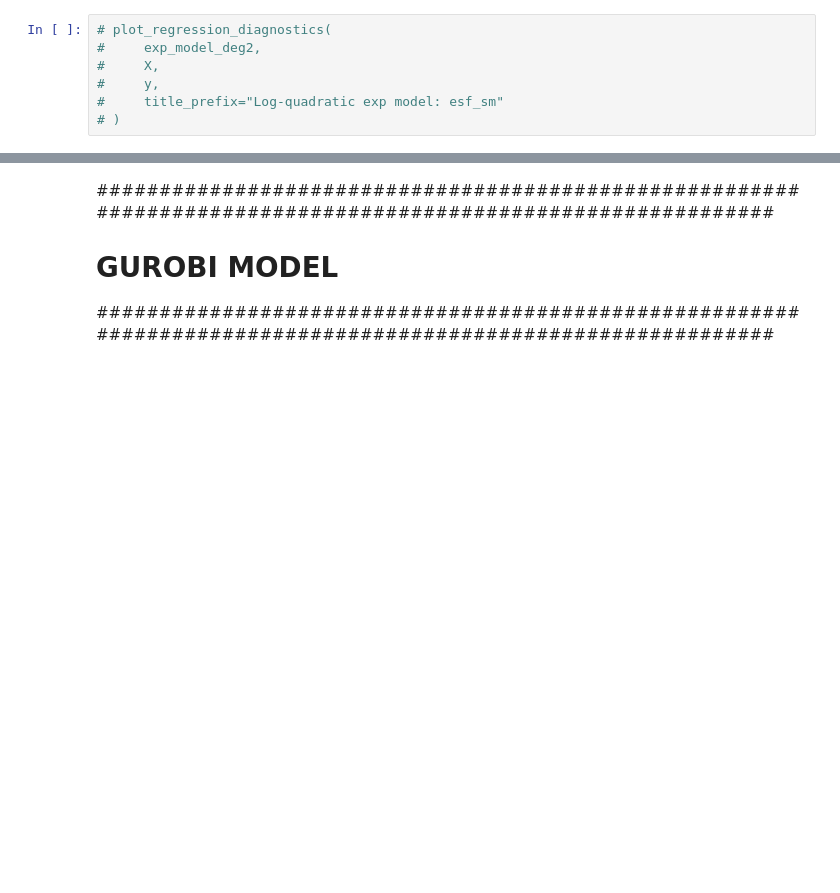
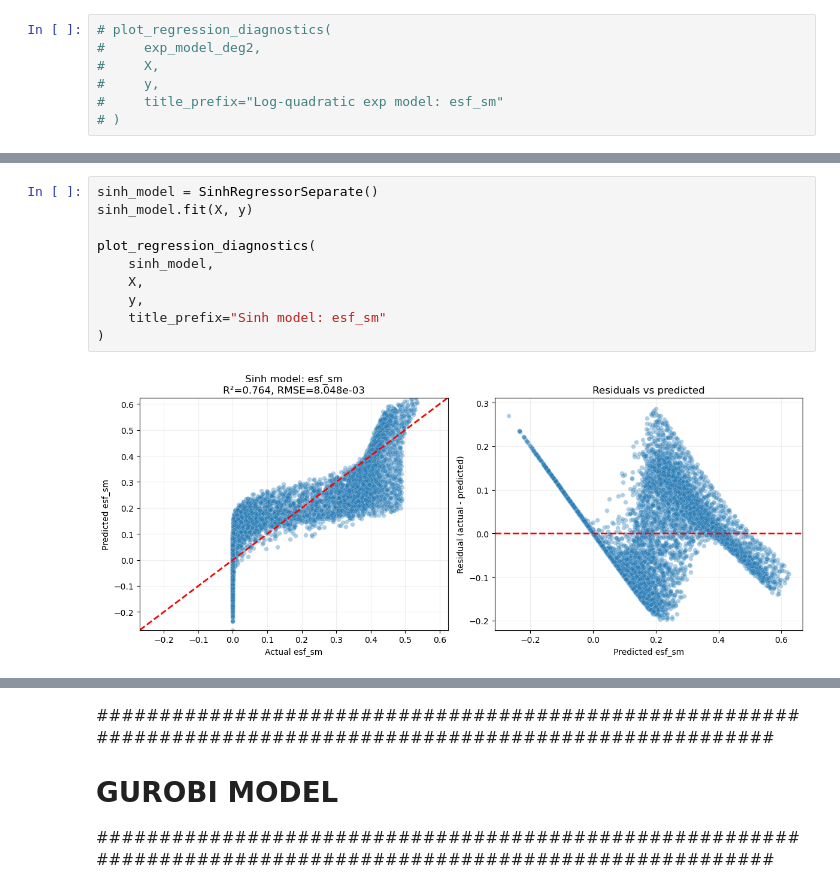
Before and after one commit to shivamvedant/energiapy, a Jupyter notebook: docs/notebooks/supply chain/Flexibility Tests/Simulation/VB2000_Ex1/ESF_gurobipy_VB2000_Ex1.ipynb, the cells around one changed output, grey strips where cells are left out. Saved outputs shown, nothing was run; the diff lists cells and outputs as text; blank space fills up the shorter version.

```diff
--- a/docs/notebooks/supply chain/Flexibility Tests/Simulation/VB2000_Ex1/ESF_gurobipy_VB2000_Ex1.ipynb
+++ b/docs/notebooks/supply chain/Flexibility Tests/Simulation/VB2000_Ex1/ESF_gurobipy_VB2000_Ex1.ipynb
@@ -629,0 +639,12 @@ plot_actual_vs_predicted_poly(poly_model, X, y, title_prefix=f"Poly (deg={reg_de
+# %%
+sinh_model = SinhRegressorSeparate()
+sinh_model.fit(X, y)
+
+plot_regression_diagnostics(
+    sinh_model,
+    X,
+    y,
+    title_prefix="Sinh model: esf_sm"
+)
+# %% [output]
+[figure, added]
```
Also changed, not shown: parts of 15 cells of this notebook, 3 other files.
